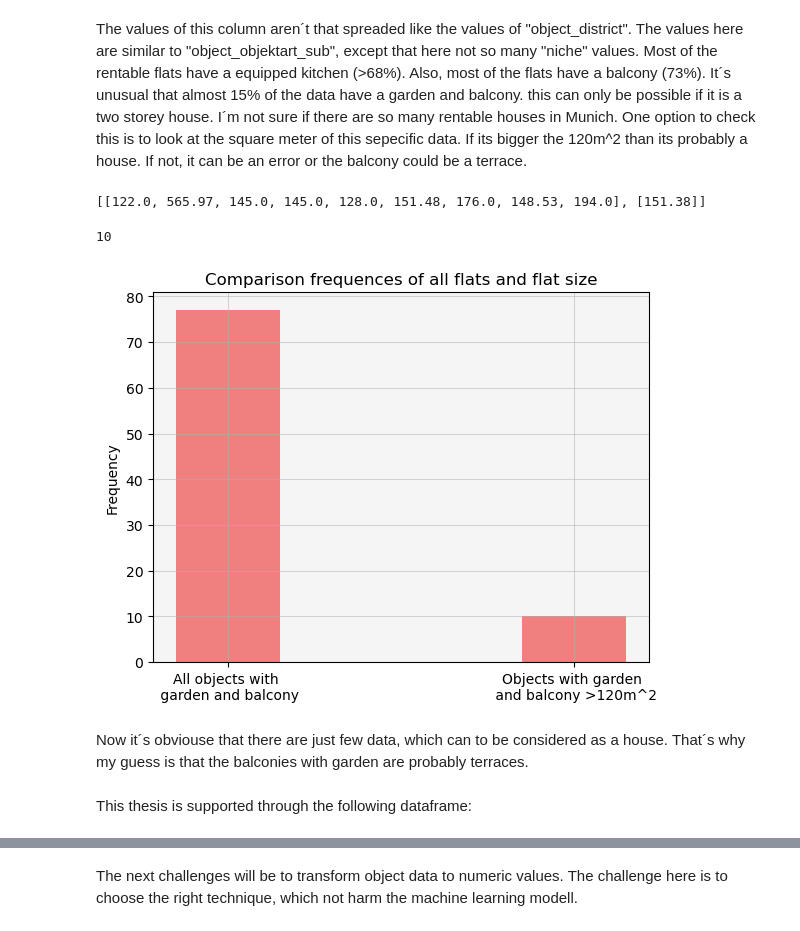
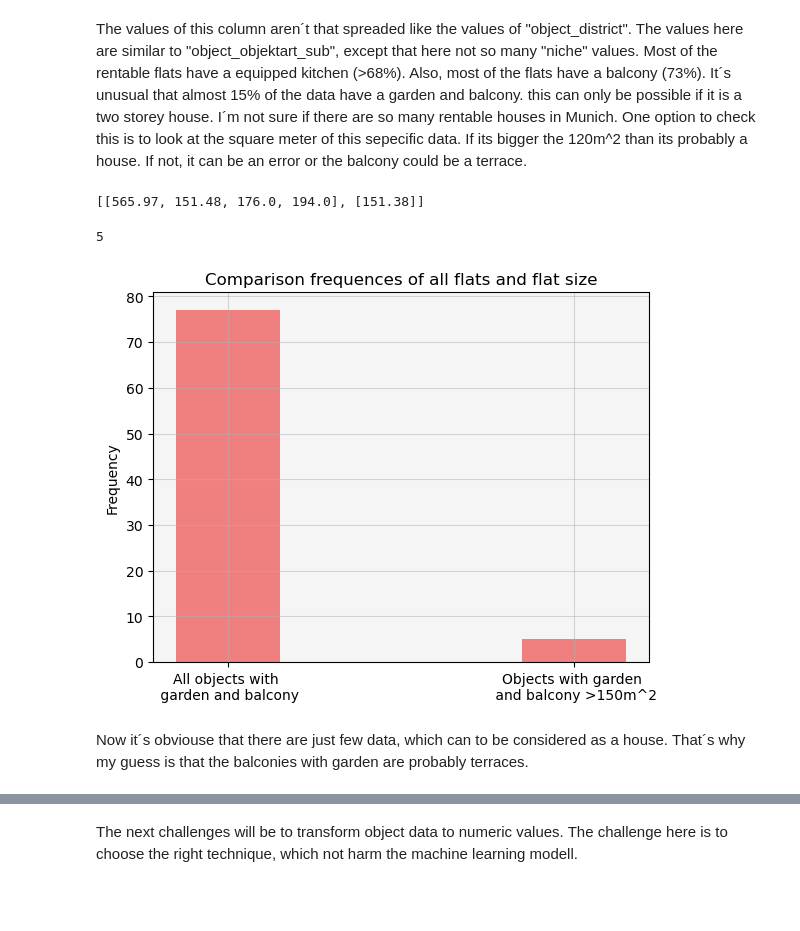
Before and after one commit to maximkiesel1/Machine_Learning_Rent_Prediction, a Jupyter notebook: Part_Two_EDA.ipynb, the cells around one changed output, grey strips where cells are left out. Cells and saved outputs as stored; diff of their text form; code cells hidden in the pictures; blank space fills up the shorter version.

```diff
--- a/Part_Two_EDA.ipynb
+++ b/Part_Two_EDA.ipynb
@@ -318,12 +324,12 @@ plt.show()
 The values of this column aren´t that spreaded like the values of "object_district". The values here are similar to "object_objektart_sub", except that here not so many "niche" values.
 Most of the rentable flats have a equipped kitchen (>68%). Also, most of the flats have a balcony (73%). It´s unusual that almost 15% of the data have a garden and balcony. this can only be possible if it is a two storey house. I´m not sure if there are so many rentable houses in Munich. One option to check this is to look at the square meter of this sepecific data. If its bigger the 120m^2 than its probably a house. If not, it can be an error or the balcony could be a terrace.
 # %%
-values_120sqm = []
+values_150sqm = []
 # %%
-values_120sqm.append(df5[df5["object_features"] == "Garten|Balkon|EBK"][df5
+values_150sqm.append(df5[df5["object_features"] == "Garten|Balkon|EBK"][df5
                                                    [df5["object_features"] == "Garten|Balkon|EBK"]
-                                                   ["object_area"]>=120]["object_area"].tolist())
+                                                   ["object_area"]>=150]["object_area"].tolist())
 # %%
-values_120sqm.append(df5[df5["object_features"] == "Garten|Balkon"][df5
+values_150sqm.append(df5[df5["object_features"] == "Garten|Balkon"][df5
                                                    [df5["object_features"] == "Garten|Balkon"]
-                                                   ["object_area"]>=120]["object_area"].tolist())
+                                                   ["object_area"]>=150]["object_area"].tolist())
@@ -334,24 +336,23 @@ values_120sqm.append(df5[df5["object_features"] == "Garten|Balkon"][df5
 # %%
-values_120sqm
+values_150sqm
 # %% [output]
-[[122.0, 565.97, 145.0, 145.0, 128.0, 151.48, 176.0, 148.53, 194.0], [151.38]]
+[[565.97, 151.48, 176.0, 194.0], [151.38]]
 # %%
-len(values_120sqm[0])+len(values_120sqm[1])
+len(values_150sqm[0])+len(values_150sqm[1])
 # %% [output]
-10
+5
 # %%
 ax = plt.axes()
-plt.bar(x=["All objects with \n garden and balcony", "Objects with garden \n and balcony >120m^2"],
+plt.bar(x=["All objects with \n garden and balcony", "Objects with garden \n and balcony >150m^2"],
         height=[len(df5[df5["object_features"] == "Garten|Balkon|EBK"])+len(df5[df5["object_features"]
-        == "Garten|Balkon"]), len(values_120sqm[0])+len(values_120sqm[1])], color="lightcoral", width=0.3)
+        == "Garten|Balkon"]), len(values_150sqm[0])+len(values_150sqm[1])], color="lightcoral", width=0.3)
 plt.title("Comparison frequences of all flats and flat size")
 ax.set_facecolor("whitesmoke")
 plt.ylabel("Frequency")
 plt.grid(alpha=0.5)
 plt.show()
+plt.close()
 # %% [output]
-[figure, old version]
+[figure, new version]
 # %% [markdown]
 Now it´s obviouse that there are just few data, which can to be considered as a house. That´s why my guess is that the balconies with garden are probably terraces.
-# %% [markdown]
-This thesis is supported through the following dataframe:
```
Also changed, not shown: parts of 49 cells of this notebook.
